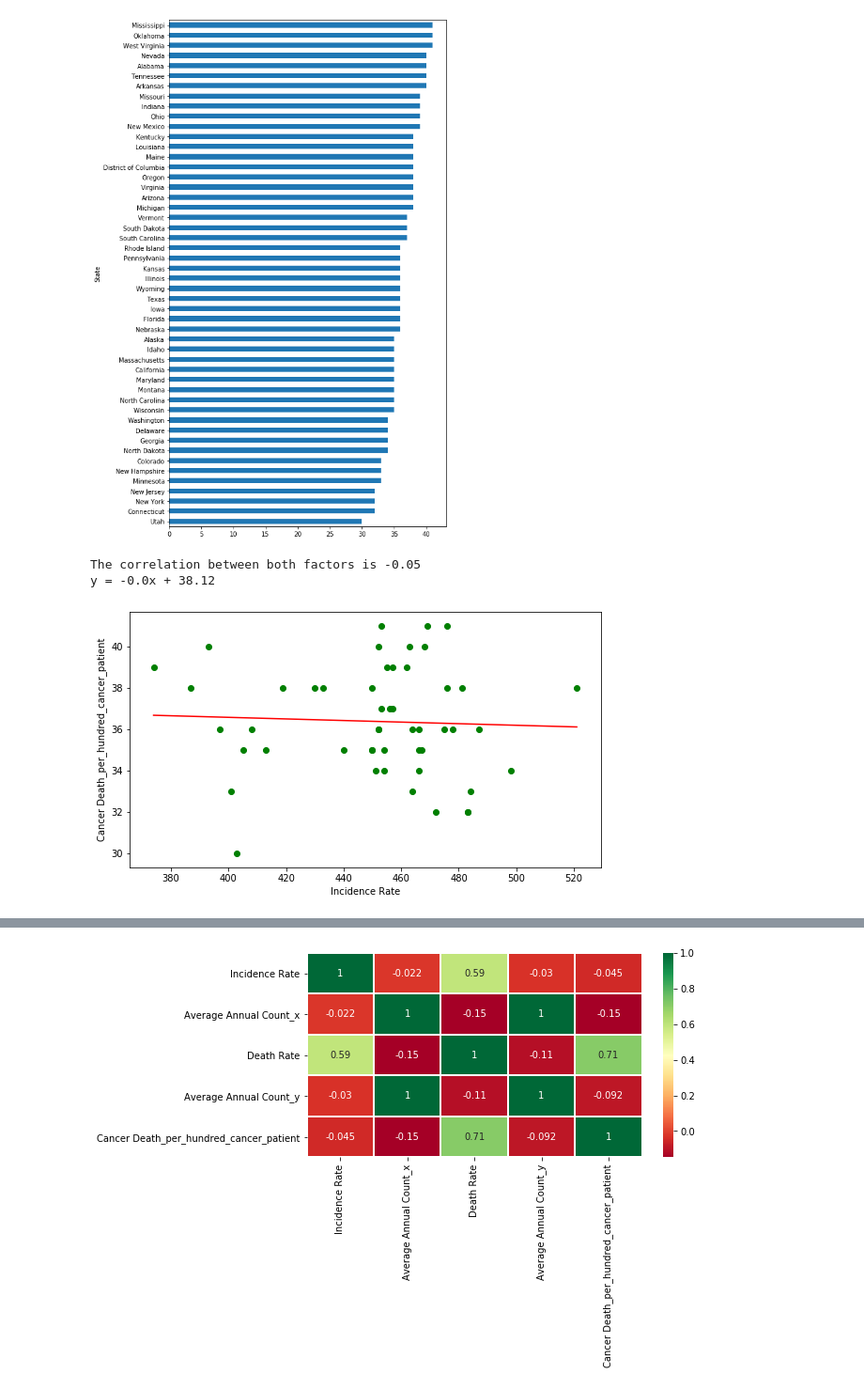
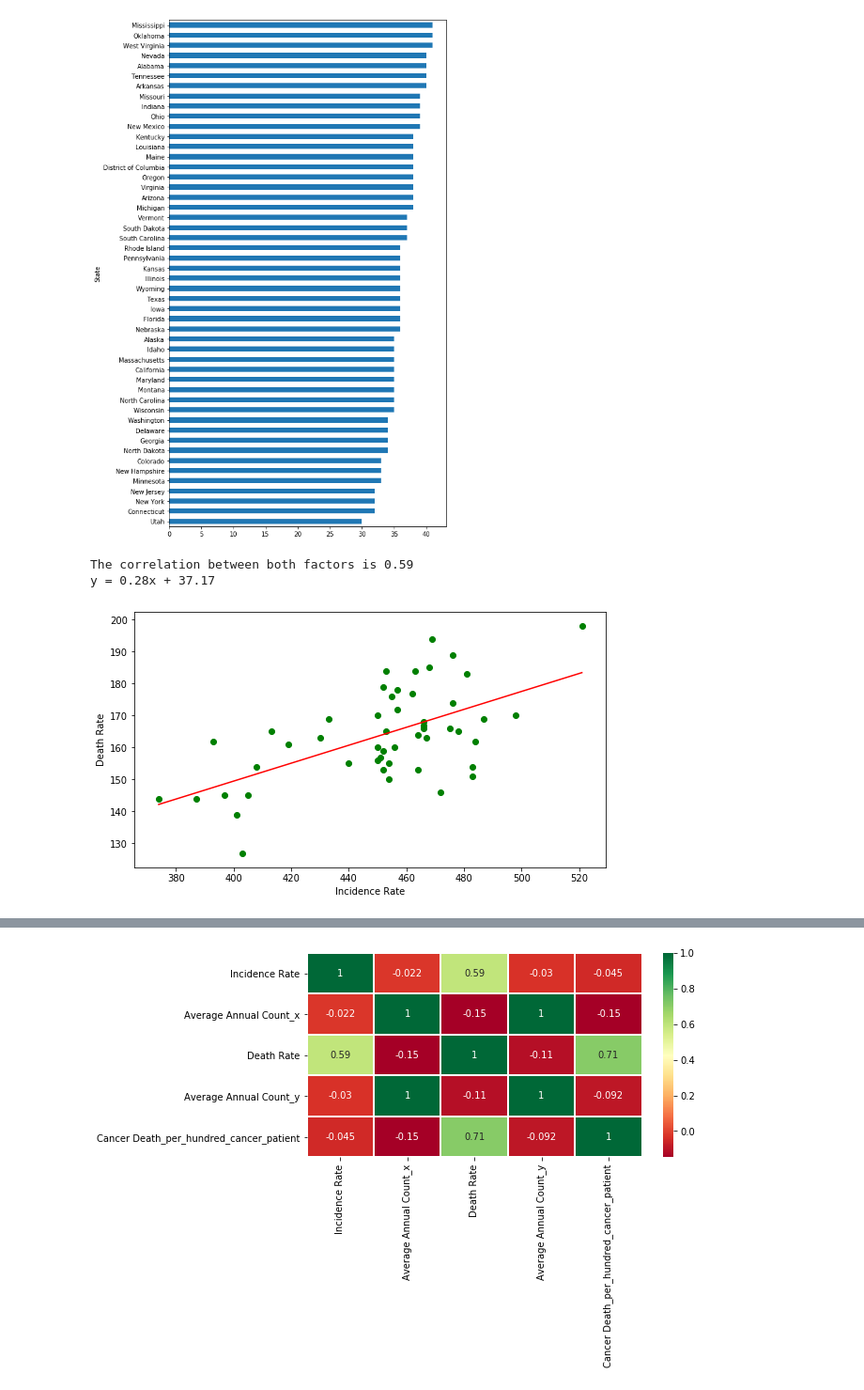
Before and after one commit to settinge/Cancer-and-Nonbiological-Variables, a Jupyter notebook: Analysis_cancer.ipynb, the cells around one changed output, grey strips where cells are left out. Shown at 94% size. Drawn from its saved outputs; the diff is of its cells as text; code cells hidden in the pictures.

```diff
--- a/Analysis_cancer.ipynb
+++ b/Analysis_cancer.ipynb
@@ -134,26 +134,26 @@ ax= cx['Cancer Death_per_hundred_cancer_patient'].plot(kind="barh", figsize=(8,1
 # %% [output]
 [figure]
 # %%
-# Scatter plot, correlation, linear regression with Incidence Rate and Cancer Death_per_hundred_cancer_patient
-Rounded_data.plot.scatter(x='Incidence Rate', y='Cancer Death_per_hundred_cancer_patient',figsize=(9,5))
+# Scatter plot, correlation, linear regression with Incidence Rate and Death Rate
+Rounded_data.plot.scatter(x='Incidence Rate', y='Death Rate',figsize=(9,5))
 x_axis= Rounded_data["Incidence Rate"]
-y_axis= Rounded_data["Cancer Death_per_hundred_cancer_patient"]
+y_axis= Rounded_data["Death Rate"]
 correlation = st.pearsonr(x_axis,y_axis)
 print(f"The correlation between both factors is {round(correlation[0],2)}")
 x_axis= Rounded_data["Incidence Rate"]
-y_axis= Rounded_data["Cancer Death_per_hundred_cancer_patient"]
+y_axis= Rounded_data["Death Rate"]
 (slope, intercept, rvalue, pvalue, stderr) = st.linregress(x_axis, y_axis)
 regress_values = x_axis * slope + intercept
 print( "y = " + str(round(slope,2)) + "x + " + str(round(intercept,2)))
 plt.scatter(x_axis,y_axis, color = 'green')
 plt.plot(x_axis,regress_values,"r-")
 plt.xlabel('Incidence Rate')
-plt.ylabel('Cancer Death_per_hundred_cancer_patient')
+plt.ylabel('Death Rate')
 plt.show()
 # %% [output]
-The correlation between both factors is -0.05
-y = -0.0x + 38.12
+The correlation between both factors is 0.59
+y = 0.28x + 37.17
-[figure, old version]
+[figure, new version]
 # %%
 #Correlation cofficient
 pearsoncorr = Rounded_data.corr(method='pearson')
```
Also changed, not shown: parts of 3 cells of this notebook.
